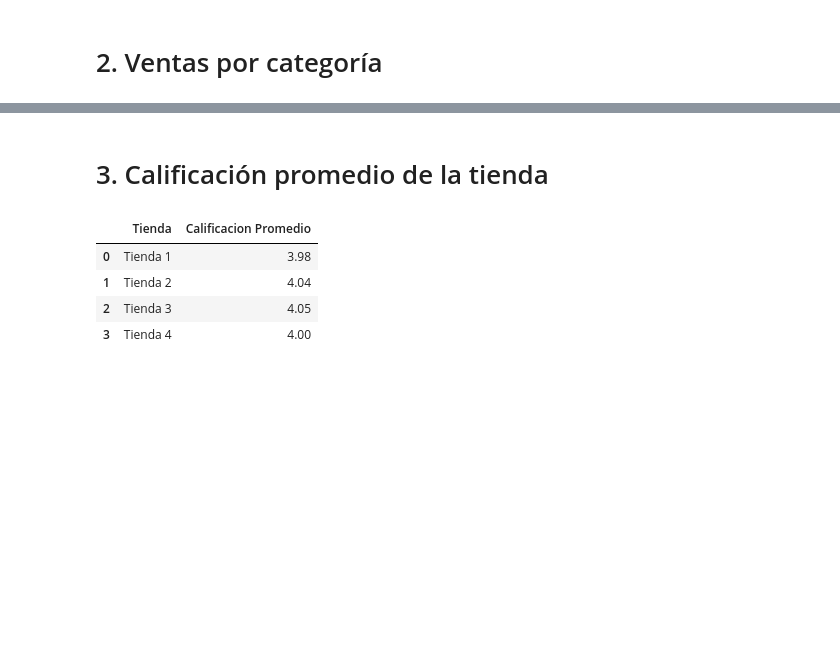
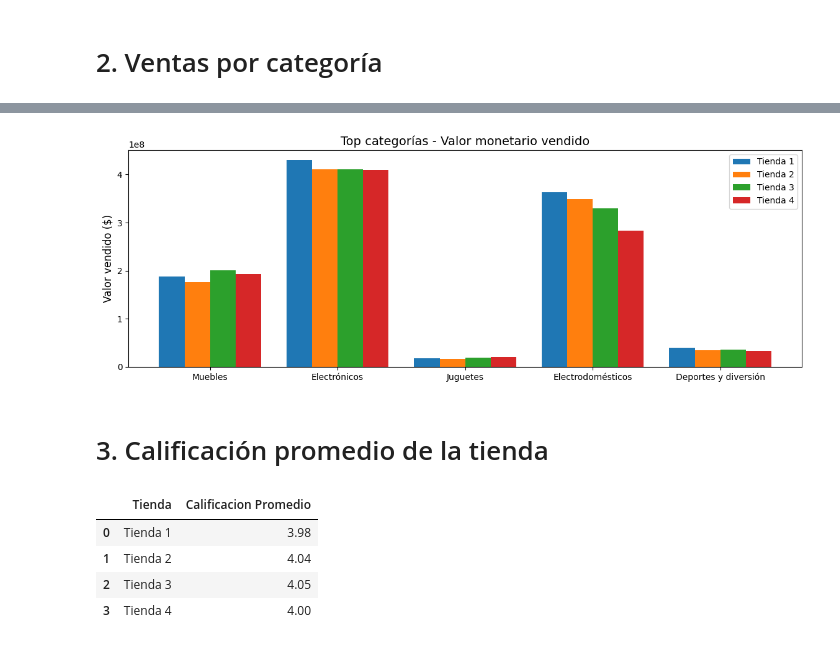
Before and after one commit to OctavioPinoRosas/ChallengeAluraStore, a Jupyter notebook: AluraStoreLatam.ipynb, the cells around one changed output, grey strips where cells are left out. Cells and saved outputs as stored; diff of their text form; code cells hidden in the pictures; blank space fills up the shorter version.

```diff
--- a/AluraStoreLatam.ipynb
+++ b/AluraStoreLatam.ipynb
@@ -229,3 +273,35 @@ plt.show()
+# %%
+# Datos de cantidad
+categorias = top.index.tolist()
+tienda1Top = top['Tienda 1'].tolist()
+tienda2Top = top['Tienda 2'].tolist()
+tienda3Top = top['Tienda 3'].tolist()
+tienda4Top = top['Tienda 4'].tolist()
+
+# Datos de valor
+valor1Top = valores_top_categorias['Tienda 1'].tolist()
+valor2Top = valores_top_categorias['Tienda 2'].tolist()
+valor3Top = valores_top_categorias['Tienda 3'].tolist()
+valor4Top = valores_top_categorias['Tienda 4'].tolist()
+
+n_categorias = len(categorias)
+indice = np.arange(n_categorias)
+ancho = 0.2
+
+plt.figure(figsize=(14,10))
+
+plt.subplot(2, 1, 2)
+plt.bar(indice - 1.5*ancho, valor1Top, width=ancho, label='Tienda 1')
+plt.bar(indice - 0.5*ancho, valor2Top, width=ancho, label='Tienda 2')
+plt.bar(indice + 0.5*ancho, valor3Top, width=ancho, label='Tienda 3')
+plt.bar(indice + 1.5*ancho, valor4Top, width=ancho, label='Tienda 4')
+plt.ylabel('Valor vendido ($)', fontsize=12)
+plt.title('Top categorías - Valor monetario vendido', fontsize=14)
+plt.xticks(indice, categorias)
+plt.legend()
+plt.show()
+# %% [output]
+[figure, added]
 # %% [markdown]
 # 3. Calificación promedio de la tienda
 # %%
```
Also changed, not shown: parts of 7 cells of this notebook.
